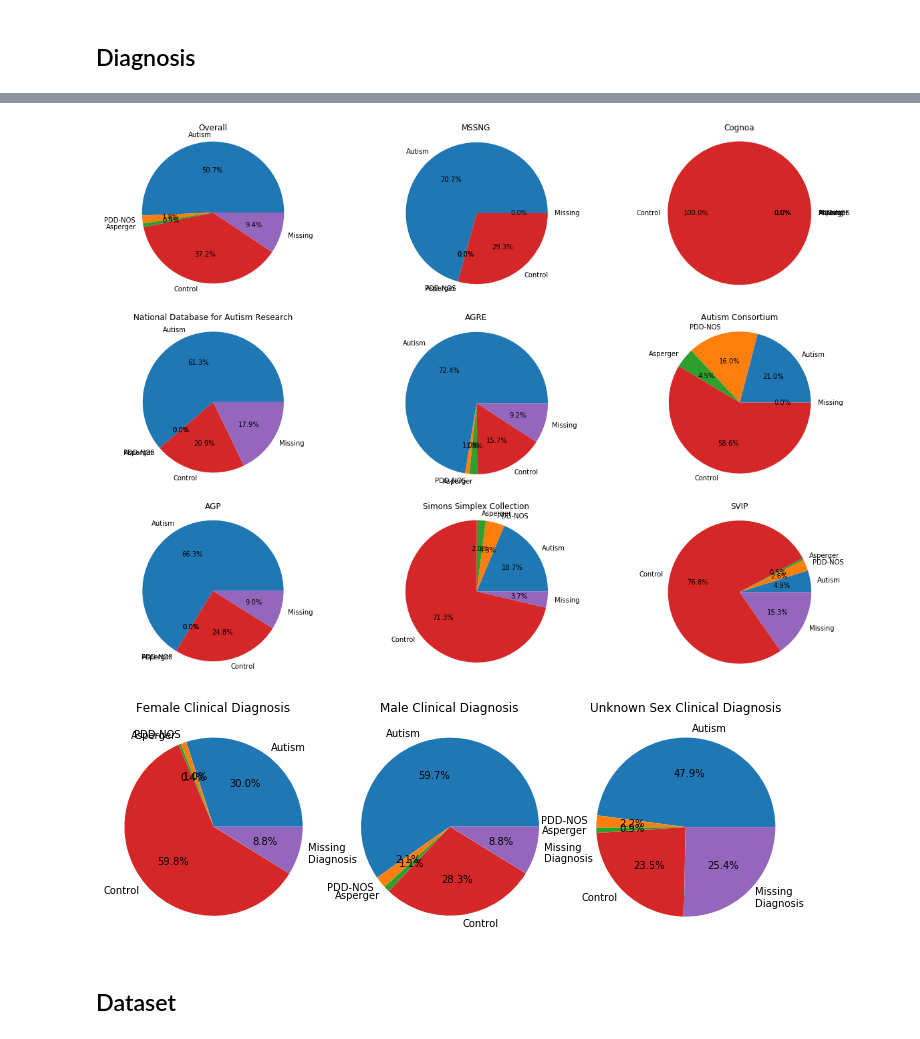
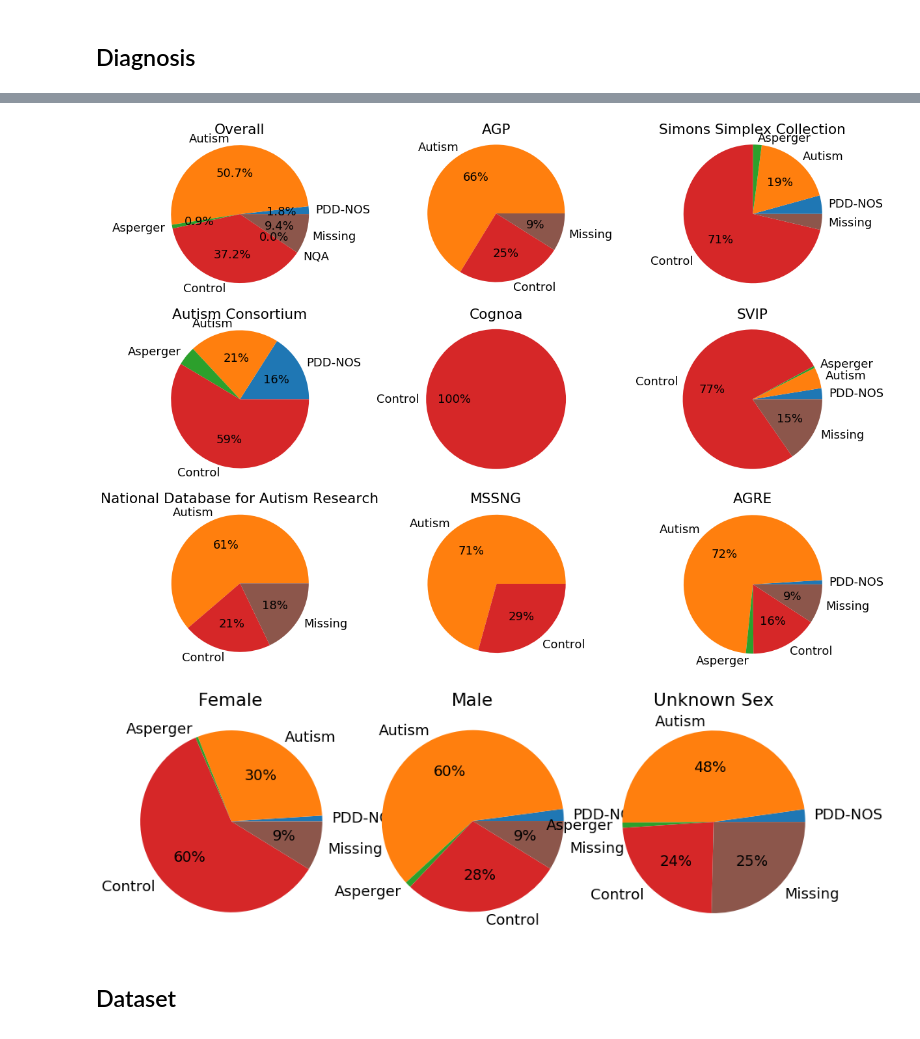
Before and after one commit to walllab/PhenotypeGLRM, a Jupyter notebook: analysis/Dataset-Overview.ipynb, the cells around one changed output, grey strips where cells are left out. Saved outputs shown, nothing was run; the diff lists cells and outputs as text; code cells hidden in the pictures.

Commit message:
fixing up dataset overview

```diff
--- a/analysis/Dataset-Overview.ipynb
+++ b/analysis/Dataset-Overview.ipynb
@@ -66,5 +71,8 @@ for s in samples:
 # %%
 import matplotlib.pyplot as plt
+import matplotlib
+
+matplotlib.rcParams.update({'font.size': 18})
 
 plt.figure(figsize=(8, 3))
 
@@ -76,4 +84,7 @@ r0 = [one_way_counts[k] for k in inst]
 plt.bar(inst, r0, width)
 plt.xticks(range(len(inst)), inst, rotation='vertical')
 plt.show()
+
+#print(r0[2], r0[7], r0[14])
+#print(r0[3], r0[4], r0[5], r0[6])
 # %% [output]
@@ -165,45 +191,45 @@ plt.show()
 # %%
 datasets = set([x[label_header.index('dataset')] for x in labels])
 diag_dataset_c = Counter([(x[label_header.index('clinical_diagnosis')], x[label_header.index('dataset')]) for x in labels])
-keys = ['Autism', 'PDD-NOS', 'Asperger', 'Control', 'None']
+keys = ['PDD-NOS', 'Autism', 'Asperger', 'Control', 'NQA', '-1']
 
 # overall
 plt.figure(figsize=(20, 20))
 plt.subplot(4, 3, 1)
 plt.title('Overall')
 c = Counter([x[label_header.index('clinical_diagnosis')] for x in labels])
-plt.pie([c[k] for k in keys], labels=[k if k != 'None' else 'Missing' for k in keys], autopct='%1.1f%%')
+plt.pie([c[k] for k in keys], labels=[k if k != '-1' else 'Missing' for k in keys], autopct='%1.1f%%')
 plt.axis('equal')
 
 for i, d in enumerate(datasets):
     plt.subplot(4, 3, i+2)
     plt.title(d)
-    plt.pie([diag_dataset_c[(k, d)] for k in keys], labels=[k if k != 'None' else 'Missing' for k in keys], autopct='%1.1f%%')
+    plt.pie([diag_dataset_c[(k, d)] for k in keys], labels=[('Missing' if k == '-1' else k) if diag_dataset_c[(k, d)] != 0 else '' for k in keys], autopct=lambda x: '%1.0f%%' % x if x > 5 else '')
     plt.axis('equal')
 
 plt.show()
 # %% [output]
-[figure, old version]
+[figure, new version]
 # %%
 gender_diag_c = Counter([(x[label_header.index('gender')], x[label_header.index('clinical_diagnosis')]) for x in labels])
 
-fig1, (ax1, ax2, ax3) = plt.subplots(1, 3, figsize=(12, 4))
+fig1, (ax1, ax2, ax3) = plt.subplots(1, 3, figsize=(15, 5))
 
-ax1.set_title('Female Clinical Diagnosis')
-ax1.pie([gender_diag_c[('Female', k)] for k in clin_keys], labels=[k if k != 'None' else 'Missing\nDiagnosis' for k in clin_keys], autopct='%1.1f%%')
+ax1.set_title('Female')
+ax1.pie([gender_diag_c[('Female', k)] for k in keys], labels=[(k if k != '-1' else 'Missing') if gender_diag_c[('Female', k)] != 0 else '' for k in keys], autopct=lambda x: '%1.0f%%' % x if x > 5 else '')
 ax1.axis('equal')
 
-ax2.set_title('Male Clinical Diagnosis')
-ax2.pie([gender_diag_c[('Male', k)] for k in clin_keys], labels=[k if k != 'None' else 'Missing\nDiagnosis' for k in clin_keys], autopct='%1.1f%%')
+ax2.set_title('Male')
+ax2.pie([gender_diag_c[('Male', k)] for k in keys], labels=[(k if k != '-1' else 'Missing') if gender_diag_c[('Male', k)] != 0 else '' for k in keys], autopct=lambda x: '%1.0f%%' % x if x > 5 else '')
 ax2.axis('equal')
 
-ax3.set_title('Unknown Sex Clinical Diagnosis')
-ax3.pie([gender_diag_c[('None', k)] for k in clin_keys], labels=[k if k != 'None' else 'Missing\nDiagnosis' for k in clin_keys], autopct='%1.1f%%')
+ax3.set_title('Unknown Sex')
+ax3.pie([gender_diag_c[('-1', k)] for k in keys], labels=[(k if k != '-1' else 'Missing') if gender_diag_c[('-1', k)] != 0 else '' for k in keys], autopct=lambda x: '%1.0f%%' % x if x > 5 else '')
 ax3.axis('equal')
 
 plt.show()
 # %% [output]
-[figure, old version]
+[figure, new version]
 # %% [markdown]
 ## Dataset
 # %%
```
Also changed, not shown: parts of 19 cells of this notebook.
